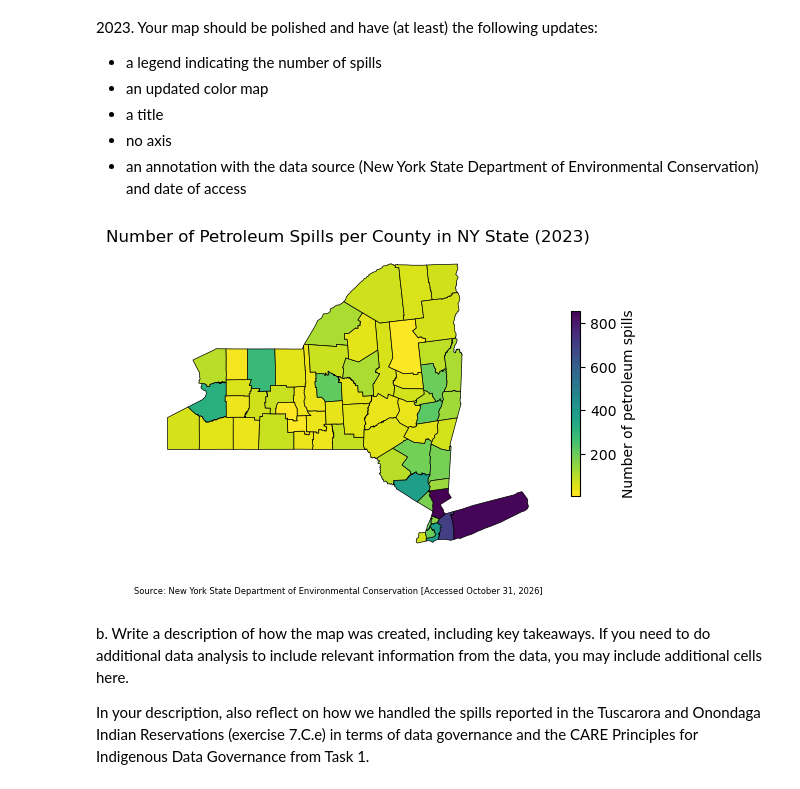
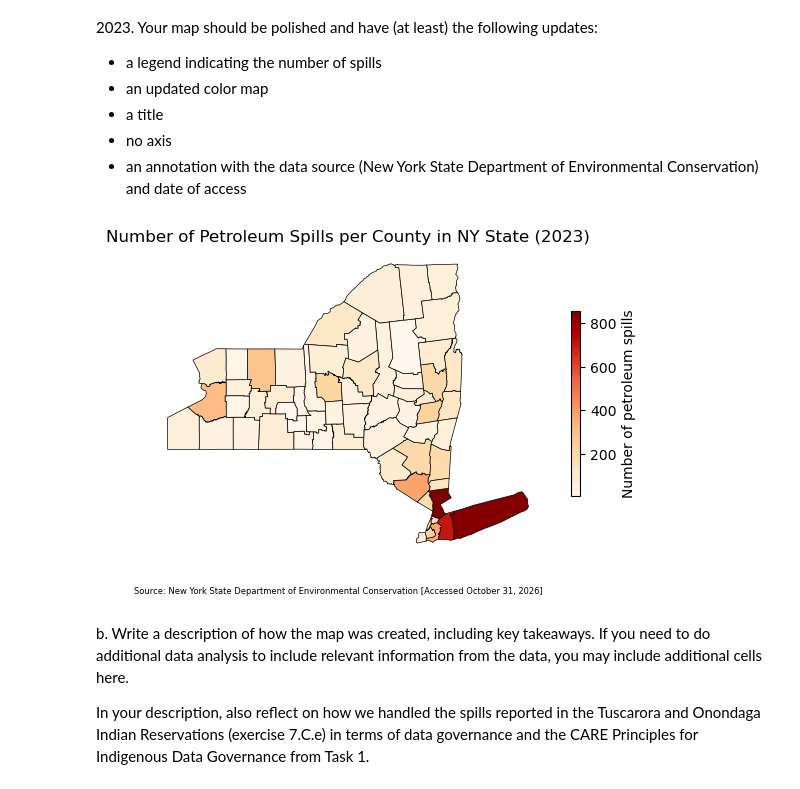
Before and after one commit to karolinasienko/eds220-hwk3, a Jupyter notebook: hwk3-task2-spills.ipynb, the cells around one changed output. Drawn from its saved outputs; the diff is of its cells as text; code cells hidden in the pictures.

```diff
--- a/hwk3-task2-spills.ipynb
+++ b/hwk3-task2-spills.ipynb
@@ -646,28 +729,28 @@ Your map should be polished and have (at least) the following updates:
 # %%
 # Initialize figure and axis
 fig, ax = plt.subplots()
 
 # Plotting spills
 ny_spills.plot(column = 'n_spills',
-               cmap = 'viridis_r',
+               cmap = 'OrRd',
                edgecolor = 'Black',
                linewidth = 0.5,
                legend = True,
                legend_kwds={'label': 'Number of petroleum spills', 'shrink' : 0.5},
                ax = ax)
 
 # Adding a title
 ax.set_title('Number of Petroleum Spills per County in NY State (2023)')
 
 # Removing the axis
 ax.axis('off')
 
 # Adding the data source
 fig.text(0.1, 0.1, 'Source: New York State Department of Environmental Conservation [Accessed October 31, 2026]', fontsize = 6)
 
 plt.show()
 # %% [output]
-[figure, old version]
+[figure, new version]
 # %% [markdown]
 b. Write a description of how the map was created, including key takeaways. If you need to do additional data analysis to include relevant information from the data, you may include additional cells here.
 
```
Also changed, not shown: parts of 12 cells of this notebook.
